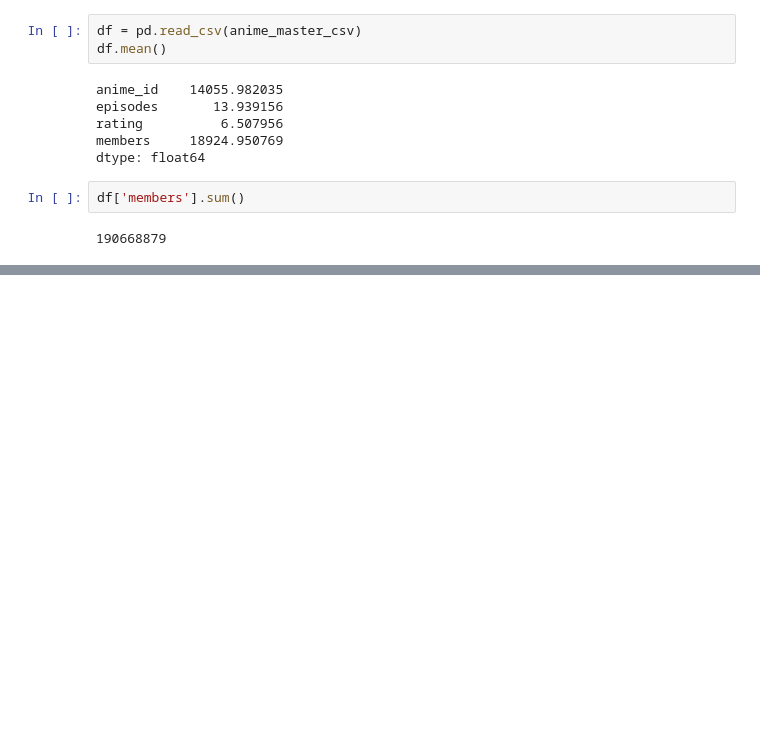
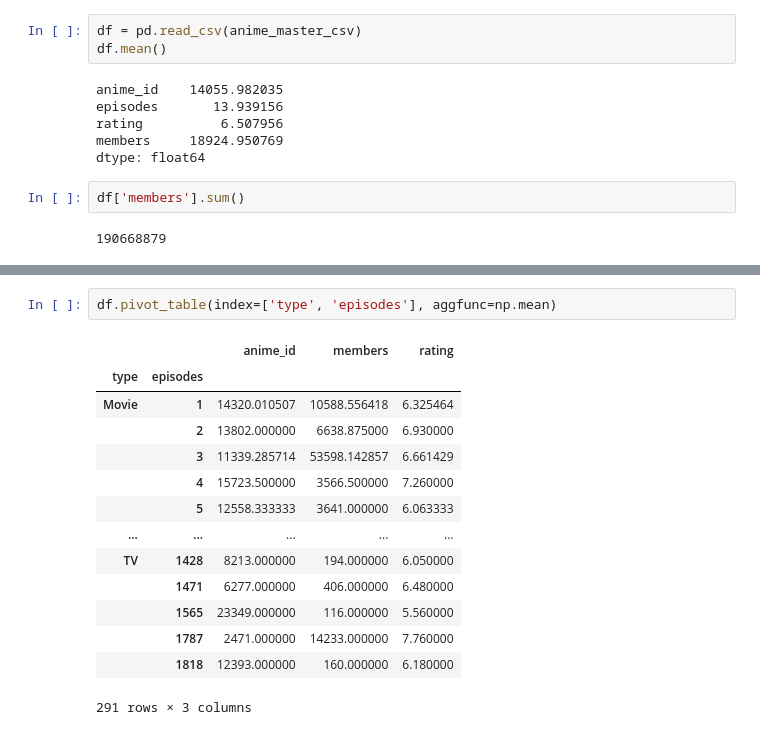
Before and after one commit to kaneshirok/jupyter_practice, a Jupyter notebook: three_chapter.ipynb, the cells around one changed output, grey strips where cells are left out. Saved outputs shown, nothing was run; the diff lists cells and outputs as text; blank space fills up the shorter version.

```diff
--- a/three_chapter.ipynb
+++ b/three_chapter.ipynb
@@ -556,0 +648,17 @@ df['members'].sum()
+# %%
+df.pivot_table(index=['type', 'episodes'], aggfunc=np.mean)
+# %% [output]
+|  |  | anime_id | members | rating |
+| type | episodes |  |  |  |
+| Movie | 1 | 14320.010507 | 10588.556418 | 6.325464 |
+|  | 2 | 13802.000000 | 6638.875000 | 6.930000 |
+|  | 3 | 11339.285714 | 53598.142857 | 6.661429 |
+|  | 4 | 15723.500000 | 3566.500000 | 7.260000 |
+|  | 5 | 12558.333333 | 3641.000000 | 6.063333 |
+| ... | ... | ... | ... | ... |
+| TV | 1428 | 8213.000000 | 194.000000 | 6.050000 |
+|  | 1471 | 6277.000000 | 406.000000 | 6.480000 |
+|  | 1565 | 23349.000000 | 116.000000 | 5.560000 |
+|  | 1787 | 2471.000000 | 14233.000000 | 7.760000 |
+|  | 1818 | 12393.000000 | 160.000000 | 6.180000 |
+291 rows × 3 columns
```
Also changed, not shown: parts of 9 cells of this notebook.
